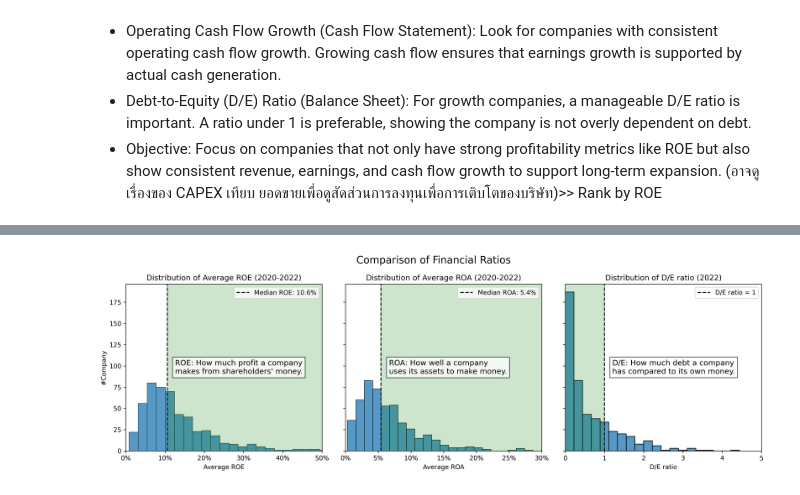
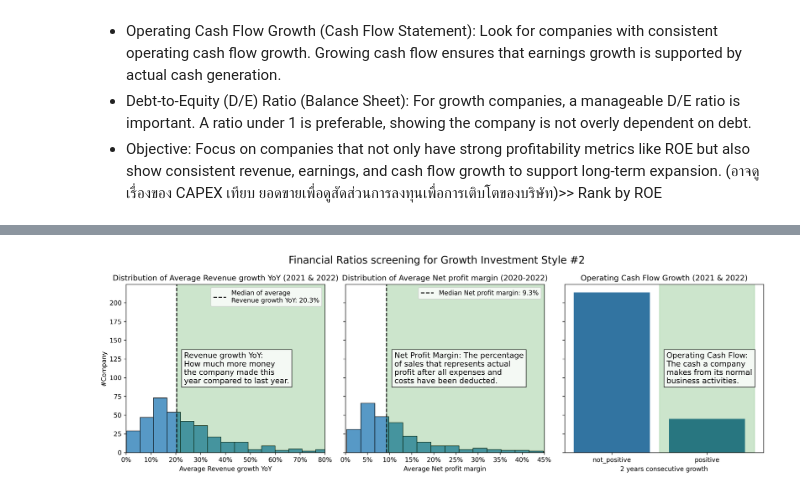
Before and after one commit to suparuek2405/Stock-screening-with-python, a Jupyter notebook: Group_assignment_Tacocat_set_yfinance.ipynb, the cells around one changed output, grey strips where cells are left out. Drawn from its saved outputs; the diff is of its cells as text; code cells hidden in the pictures.

```diff
--- a/Group_assignment_Tacocat_set_yfinance.ipynb
+++ b/Group_assignment_Tacocat_set_yfinance.ipynb
@@ -634,85 +652,82 @@ de_plot = plt.gcf()  # get the current figure
 # Create a figure with 3 subplots
 fig, axes = plt.subplots(1, 3, sharey=True, figsize=(15, 5))
 
-# Condition for ROE
-roe = get_roe(2020,2022) #using data from 2022 to 2024
-roe.dropna(inplace=True) #drop na values
-roe = roe[(roe[['2020-12-31', '2021-12-31', '2022-12-31']] > 0).all(axis=1)] #all value must greater than 0
-roe['avg_roe_3year'] = roe[['2020-12-31', '2021-12-31', '2022-12-31']].mean(axis=1) #get average ROE of 3 years
+# Condition for revenue growth
+rev_gth = get_revenue_growth_yoy(2020,2022)
+rev_gth.dropna(inplace=True) #drop na values
+rev_gth = rev_gth[(rev_gth[['2021-12-31', '2022-12-31']] > 0).all(axis=1) & (rev_gth[['2021-12-31', '2022-12-31']] < 2).all(axis=1)] #filter value more than 0 but less than 2
+rev_gth['rev_gth_2year'] = rev_gth[['2021-12-31', '2022-12-31']].mean(axis=1) #get average 2 year
 
-# Plot ROE distribution on the first subplot
-sns.histplot(x='avg_roe_3year', data=roe, ax=axes[0])
-median_roe = roe['avg_roe_3year'].median()
-axes[0].axvline(median_roe, color='black', linestyle='--', label=f'Median ROE: {median_roe*100:.1f}%')
+# Plot revenue growth distribution on the first subplot
+sns.histplot(x='rev_gth_2year', data=rev_gth, ax=axes[0])
+median_gth = rev_gth['rev_gth_2year'].median()
+axes[0].axvline(median_gth, color='black', linestyle='--', label=f'Median of average\nRevenue growth YoY: {median_gth*100:.1f}%')
 axes[0].xaxis.set_major_formatter(FuncFormatter(lambda x, _: f'{x*100:.0f}%'))
-axes[0].set_title('Distribution of Average ROE (2020-2022)')
-axes[0].set_xlabel('Average ROE')
+axes[0].set_title('Distribution of Average Revenue growth YoY (2021 & 2022)')
+axes[0].set_xlabel('Average Revenue growth YoY')
 axes[0].set_ylabel('#Company')
-axes[0].set_xlim(0, 0.5)
+axes[0].set_xlim(0, 0.8)
 axes[0].legend()
 
-# Condition for ROA
-roa = get_roa(2020,2022) #using data from 2020 to 2022
-roa.dropna(inplace=True) #drop na values
-roa = roa[(roa[['2020-12-31', '2021-12-31', '2022-12-31']] > 0).all(axis=1)] #all value must greater than 0
-roa['avg_roa_3year'] = roa[['2020-12-31', '2021-12-31', '2022-12-31']].mean(axis=1) #get average 3 year
-roa = roa[roa['symbol'].isin(set(roe['symbol']))] #filter only symbol contains in roe table
+# Condition for NPM
+npm = get_net_profit_margin(2020,2022)
+npm.dropna(inplace=True) #drop na values
+npm = npm[(npm[['2020-12-31', '2021-12-31', '2022-12-31']] > 0).all(axis=1)] #all value must greater than 0
+npm['avg_npm_3year'] = npm[['2020-12-31', '2021-12-31', '2022-12-31']].mean(axis=1) #get average 3 year
+npm = npm[npm['symbol'].isin(set(rev_gth['symbol']))] #filter only symbol contains in rev_gth table
 
-# Plot ROA distribution on the second subplot
-sns.histplot(x='avg_roa_3year', data=roa, ax=axes[1])
-median_roa = roa['avg_roa_3year'].median()
-axes[1].axvline(median_roa, color='black', linestyle='--', label=f'Median ROA: {median_roa*100:.1f}%')
+# Plot NPM distribution on the second subplot
+sns.histplot(x='avg_npm_3year', data=npm, ax=axes[1])
+median_npm = npm['avg_npm_3year'].median()
+axes[1].axvline(median_npm, color='black', linestyle='--', label=f'Median Net profit margin: {median_npm*100:.1f}%')
 axes[1].xaxis.set_major_formatter(FuncFormatter(lambda x, _: f'{x*100:.0f}%'))
-axes[1].set_title('Distribution of Average ROA (2020-2022)')
-axes[1].set_xlabel('Average ROA')
+axes[1].set_title('Distribution of Average Net profit margin (2020-2022)')
+axes[1].set_xlabel('Average Net profit margin')
 axes[1].set_ylabel('#Company')
-axes[1].set_xlim(0, 0.3)
+axes[1].set_xlim(0, 0.45)
 axes[1].legend()
 
-# Condition for DE
-de = get_de(2022) #using data only 2022
-de.dropna(inplace=True) #drop na values
-de = de[(de[['2022-12-31']] <= 5).all(axis=1) & (de[['2022-12-31']] > 0).all(axis=1)] #filter outlier
-de = de[de['symbol'].isin(set(roa['symbol']))] #filter only symbol contains in roa table
+# Condition for operating cashflow
+oper = get_operating_cashflow_growth(2020,2022)
+oper.dropna(inplace=True) #drop na values
+oper['2 years consecutive growth'] = ((oper['2021-12-31'] > 0) & (oper['2022-12-31'] > 0)).apply(lambda x: 'positive' if x else 'not_positive')
+oper = oper[oper['symbol'].isin(set(npm['symbol']))] #filter only symbol contains in npm table
 
-# Plot D/E ratio distribution on the third subplot
-sns.histplot(x='2022-12-31', data=de, ax=axes[2])
-de_line = 1
-axes[2].axvline(de_line, color='black', linestyle='--', label=f'D/E ratio = 1')
-axes[2].set_title('Distribution of D/E ratio (2022)')
-axes[2].set_xlabel('D/E ratio')
+# Plot operating cashflow distribution on the third subplot
+sns.countplot(x='2 years consecutive growth', data=oper, ax=axes[2], order=['not_positive', 'positive'])
+axes[2].set_title('Distribution of Operating Cash Flow Growth')
+axes[2].set_xlabel('2 years consecutive growth')
 axes[2].set_ylabel('#Company')
-axes[2].set_xlim(0, 5)
-axes[2].legend()
+axes[2].set_title('Operating Cash Flow Growth (2021 & 2022)')
 
 #add highlight and textbox
 y_min, y_max = axes[0].get_ylim()
 
 axes[0].set_ylim(0, y_max)
-axes[0].fill_betweenx(y=[y_min, y_max], x1=median_roe, x2=axes[0].get_xlim()[1], color='green', alpha=0.2)
-axes[0].text(median_roe + (axes[0].get_xlim()[1] - median_roe) * 0.05, (y_min+y_max)/2,
-             'ROE: How much profit a company\nmakes from shareholders\' money.',
+axes[0].fill_betweenx(y=[y_min, y_max], x1=median_gth, x2=axes[0].get_xlim()[1], color='green', alpha=0.2)
+axes[0].text(median_gth + (axes[0].get_xlim()[1] - median_gth) * 0.05, (y_min+y_max)/2,
+             'Revenue growth YoY:\nHow much more money\nthe company made this\nyear compared to last year.',
              color='black', fontsize=12, bbox=dict(facecolor='white', alpha=0.8),
              ha='left', va='center')
 
 axes[1].set_ylim(0, y_max)
-axes[1].fill_betweenx(y=[y_min, y_max], x1=median_roa, x2=axes[1].get_xlim()[1], color='green', alpha=0.2)
-axes[1].text(median_roa + (axes[1].get_xlim()[1] - median_roa) * 0.05, (y_min+y_max)/2,
-             'ROA: How well a company\nuses its assets to make money.',
+axes[1].fill_betweenx(y=[y_min, y_max], x1=median_npm, x2=axes[1].get_xlim()[1], color='green', alpha=0.2)
+axes[1].text(median_npm + (axes[1].get_xlim()[1] - median_npm) * 0.05, (y_min+y_max)/2,
+             'Net Profit Margin: The percentage\nof sales that represents actual \nprofit after all expenses and\ncosts have been deducted.',
              color='black', fontsize=12, bbox=dict(facecolor='white', alpha=0.8),
              ha='left', va='center')
 
-axes[2].set_ylim(0, y_max)
-axes[2].fill_betweenx(y=[y_min, y_max], x1=axes[2].get_xlim()[0], x2=de_line, color='green', alpha=0.2)
-axes[2].text(de_line + (axes[2].get_xlim()[1] - de_line) * 0.05, (y_min+y_max)/2,
-             'D/E: How much debt a company\nhas compared to its own money.',
+# Highlight the area for the positive category
+x_pos = axes[2].get_xticks()
+axes[2].axvspan(x_pos[1] - 0.5, x_pos[1] + 0.5, color='green', alpha=0.2)
+axes[2].text(0.5 + (axes[2].get_xlim()[1] - median_npm) * 0.05, (y_min+y_max)/2,
+             'Operating Cash Flow:\nThe cash a company\nmakes from its normal\nbusiness activities.',
              color='black', fontsize=12, bbox=dict(facecolor='white', alpha=0.8),
              ha='left', va='center')
 
 # Adjust the layout and display the plot
-plt.suptitle('Comparison of Financial Ratios', fontsize=16)
+plt.suptitle('Financial Ratios screening for Growth Investment Style #2', fontsize=16)
 plt.tight_layout()
 plt.show()
-;
 # %% [output]
-[figure, old version]
+[figure, new version]
```
Also changed, not shown: parts of 15 cells of this notebook.
